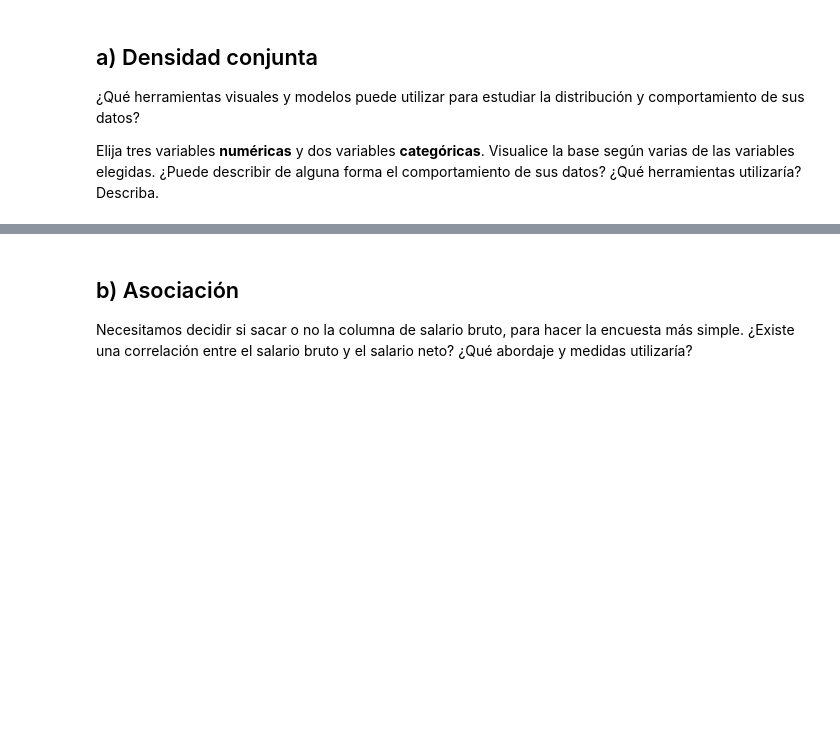
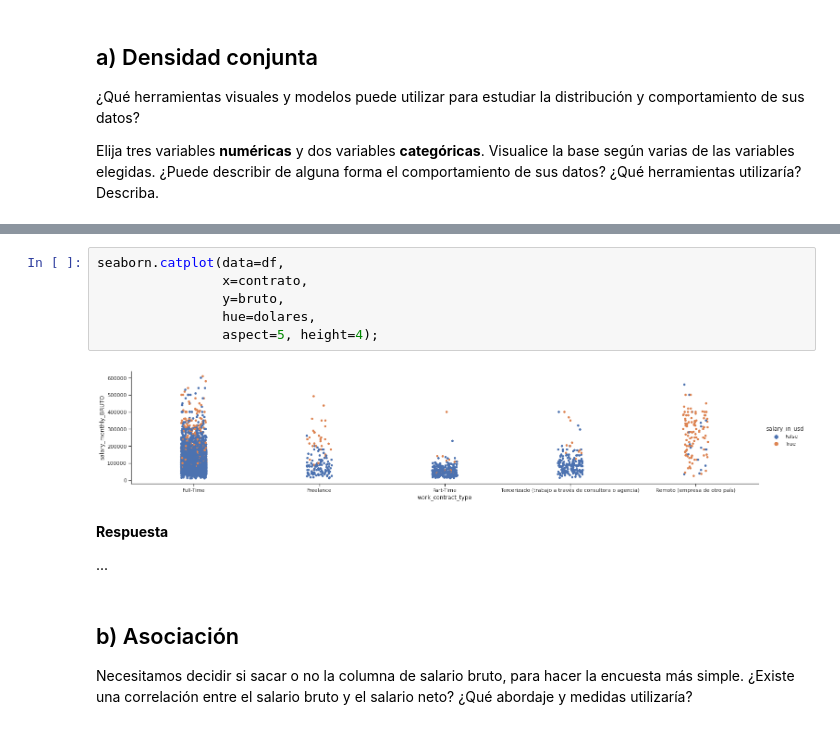
Before and after one commit to mgobbi289/DiploDatos, a Jupyter notebook: AnalisisyVisualizacion/Entregable_1_Ejercicio_2.ipynb, the cells around one changed output, grey strips where cells are left out. Cells and saved outputs as stored; diff of their text form; blank space fills up the shorter version.

```diff
--- a/AnalisisyVisualizacion/Entregable_1_Ejercicio_2.ipynb
+++ b/AnalisisyVisualizacion/Entregable_1_Ejercicio_2.ipynb
@@ -215,3 +233,15 @@ Elija tres variables **numéricas** y dos variables **categóricas**. Visualice
+# %%
+seaborn.catplot(data=df,
+                x=contrato,
+                y=bruto,
+                hue=dolares,
+                aspect=5, height=4);
+# %% [output]
+[figure, added]
+# %% [markdown]
+**Respuesta**
+
+...
 # %% [markdown]
 ## b) Asociación
 
```
Also changed, not shown: parts of 12 cells of this notebook.
